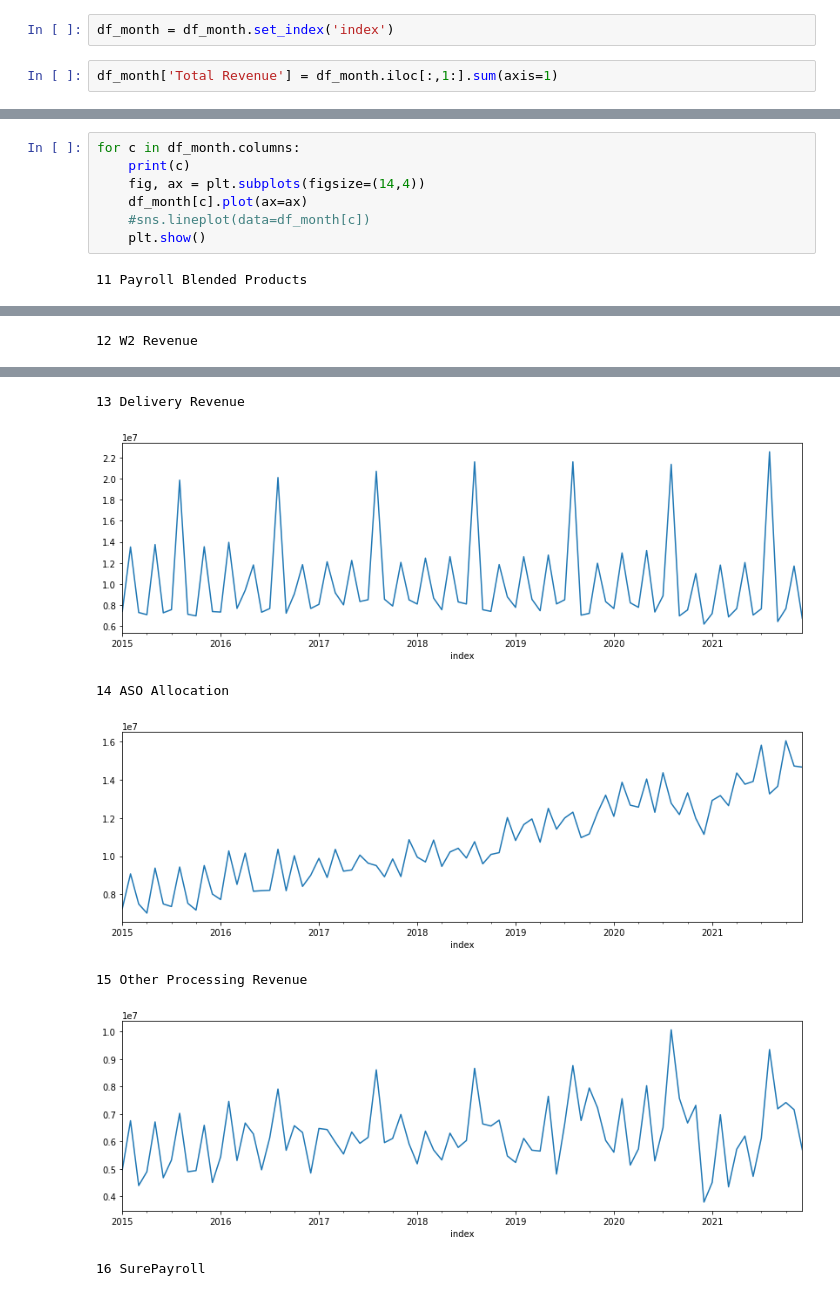
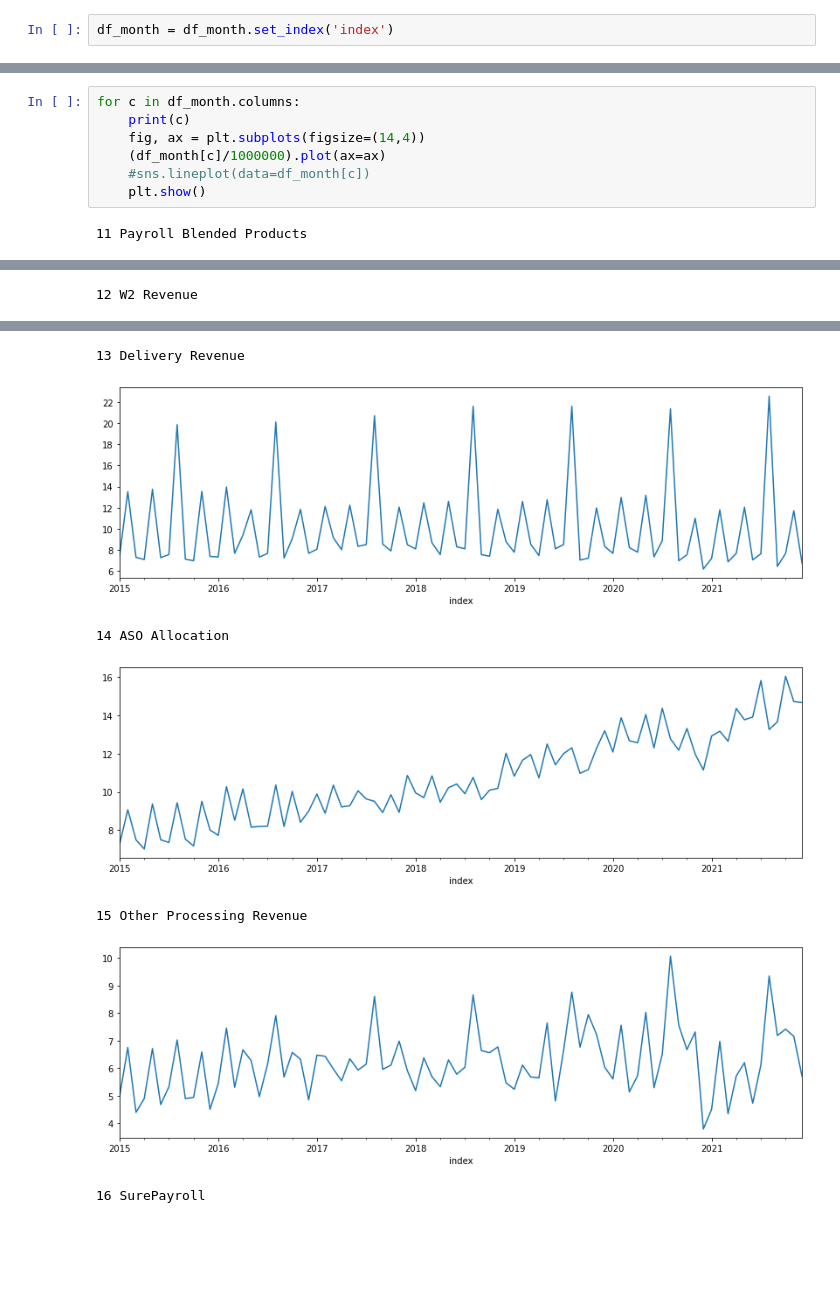
Before and after one commit to jluisjm/Paychex_revenue_forecast, a Jupyter notebook: notebooks/EDA.ipynb, the cells around one changed output, grey strips where cells are left out. Saved outputs shown, nothing was run; the diff lists cells and outputs as text; blank space fills up the shorter version.

```diff
--- a/notebooks/EDA.ipynb
+++ b/notebooks/EDA.ipynb
@@ -50,8 +34,6 @@ df_month['index'] = pd.to_datetime(df_month['00 period'].apply(str) + df_month['
 period = df_month.pop('00 period')
 # %%
 df_month = df_month.set_index('index')
-# %%
-df_month['Total Revenue'] = df_month.iloc[:,1:].sum(axis=1)
 # %%
 df_month.info()
 # %% [output]
@@ -97,7 +72,7 @@ df_month.resample('Q').sum()/1000000
 for c in df_month.columns:
     print(c)
     fig, ax = plt.subplots(figsize=(14,4))
-    df_month[c].plot(ax=ax)
+    (df_month[c]/1000000).plot(ax=ax)
     #sns.lineplot(data=df_month[c])
     plt.show()
 # %% [output]
@@ -108,7 +83,7 @@ for c in df_month.columns:
 13 Delivery Revenue
-[figure, old version]
+[figure, new version]
 14 ASO Allocation
-[figure, old version]
+[figure, new version]
 15 Other Processing Revenue
-[figure, old version]
+[figure, new version]
 16 SurePayroll
```
Also changed, not shown: parts of 17 cells of this notebook.
